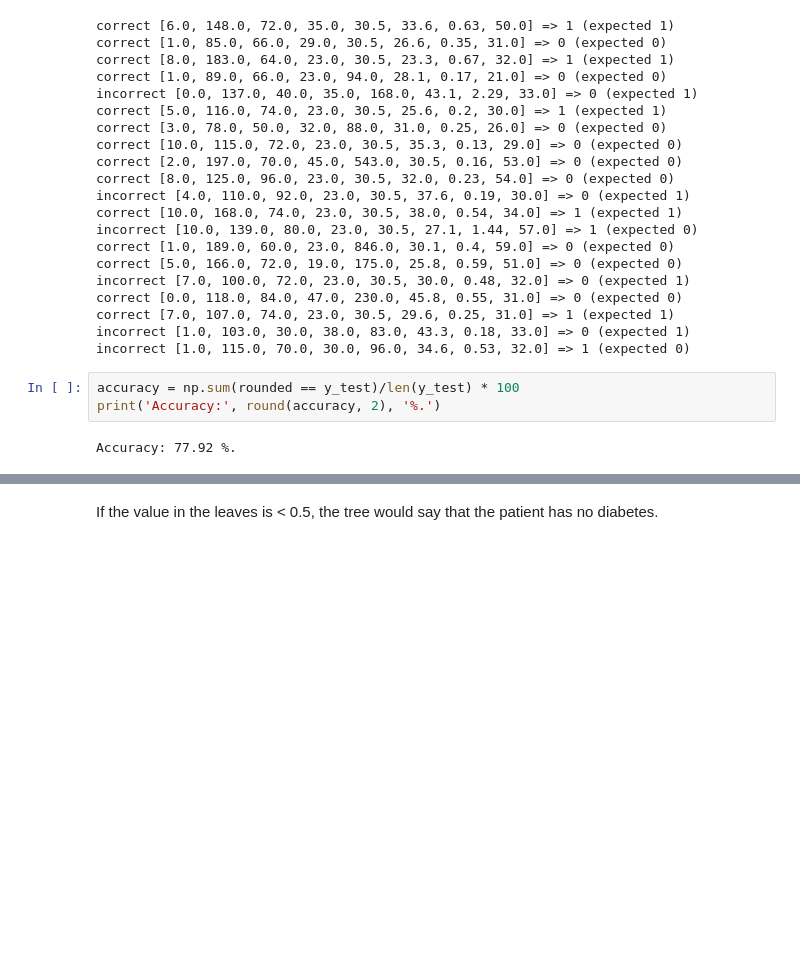
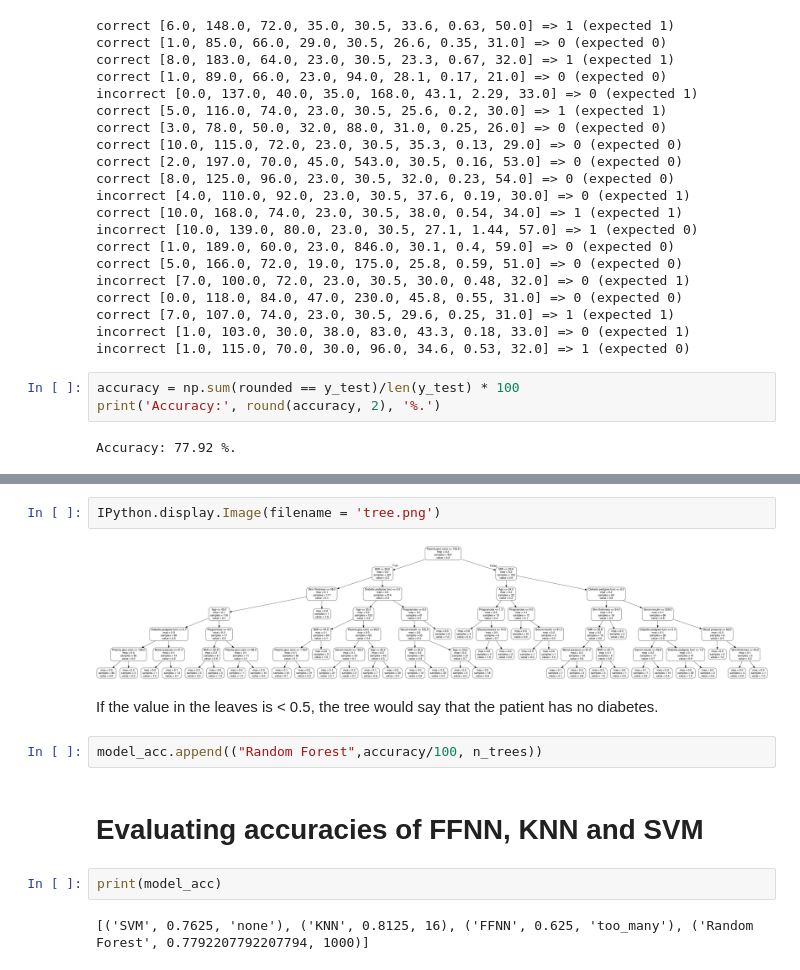
Before and after one commit to michael-ra/basicpyhio, a Jupyter notebook: f_ver_03_08_2021_falst.ipynb, the cells around one changed output, grey strips where cells are left out. Drawn from its saved outputs; the diff is of its cells as text; blank space fills up the shorter version.

Commit message:
random forest included

```diff
--- a/f_ver_03_08_2021_falst.ipynb
+++ b/f_ver_03_08_2021_falst.ipynb
@@ -570,2 +625,14 @@ ImportError: cannot import name 'imAge' from 'IPython.display' (C:\Users\fsele\a
+# %%
+IPython.display.Image(filename = 'tree.png')
+# %% [output]
+[figure, added]
+# %% [markdown]
+If the value in the leaves is < 0.5, the tree would say that the patient has no diabetes.
+# %%
+model_acc.append(("Random Forest",accuracy/100, n_trees))
 # %% [markdown]
-If the value in the leaves is < 0.5, the tree would say that the patient has no diabetes.
+# **Evaluating accuracies of FFNN, KNN and SVM**
+# %%
+print(model_acc)
+# %% [output]
+[('SVM', 0.7625, 'none'), ('KNN', 0.8125, 16), ('FFNN', 0.625, 'too_many'), ('Random Forest', 0.7792207792207794, 1000)]
```
Also changed, not shown: parts of 43 cells of this notebook.
